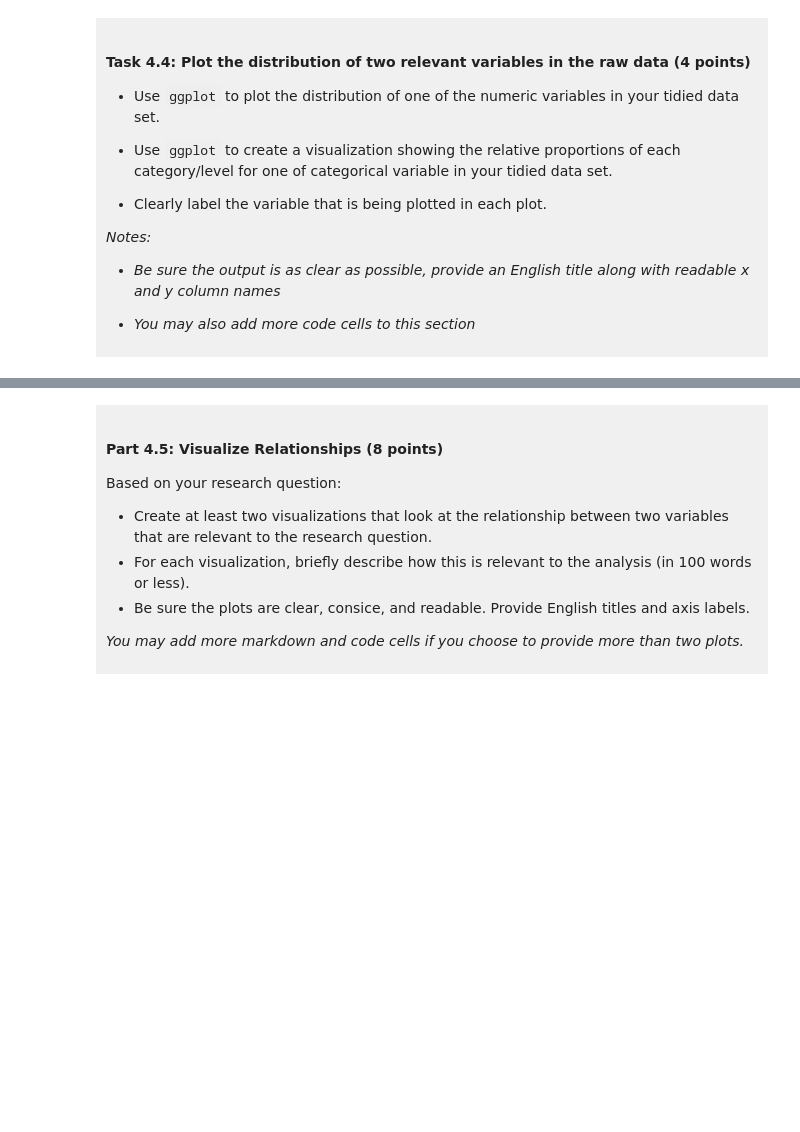
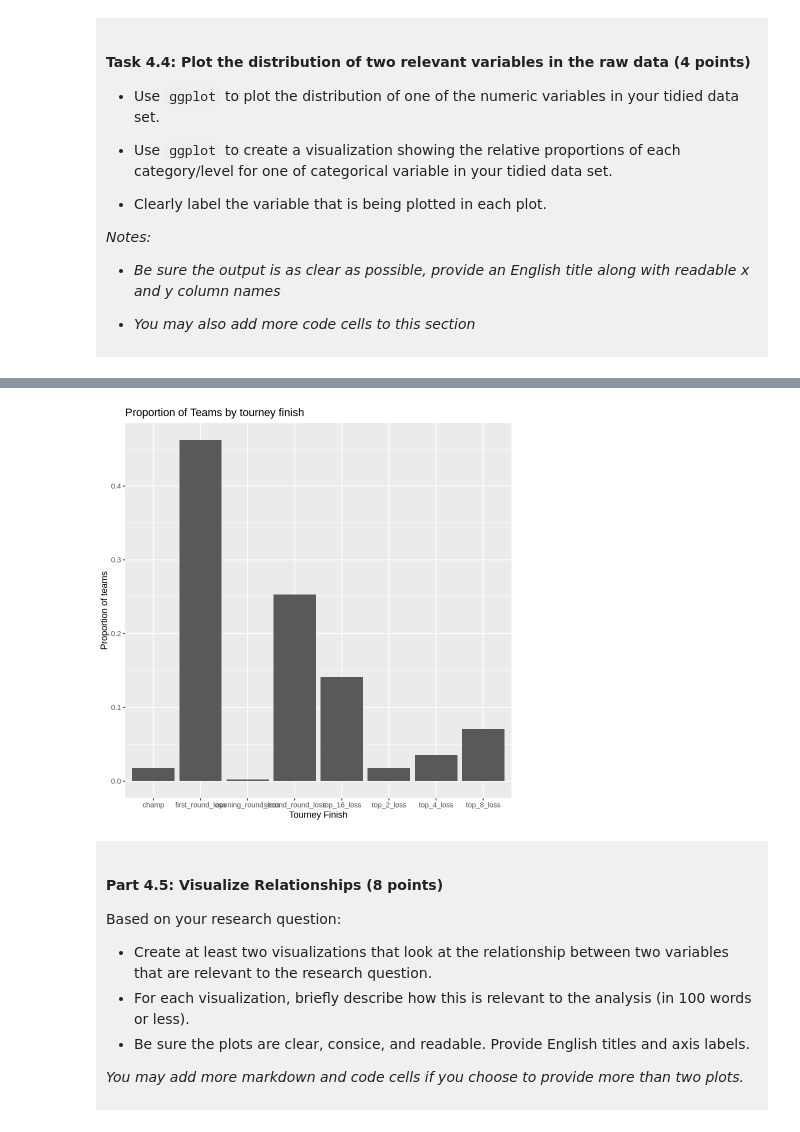
Before and after one commit to Rileyyy07/dsci-100-project-Riley-Shi, a Jupyter notebook: dsci-100-project-notebook.ipynb, the cells around one changed output, grey strips where cells are left out. Drawn from its saved outputs; the diff is of its cells as text; code cells hidden in the pictures; blank space fills up the shorter version.

```diff
--- a/dsci-100-project-notebook.ipynb
+++ b/dsci-100-project-notebook.ipynb
@@ -297,5 +346,14 @@ You will refine your research question (if needed) and produce a tidy data set.
 # %%
-### EDIT THIS CODE CELL FOR PLOT 2 ###
+### EDIT THIS CODE CELL FOR PLOT 2 ### plot2: proportion of teams by tourney finish
+plot_proportion_teams<-womens_march_madness |>
+ggplot(aes(x=tourney_finish, y=after_stat(prop), group=1))+
+geom_bar()+
+labs(title="Proportion of Teams by tourney finish",
+    x="Tourney Finish",
+    y="Proportion of teams")
+plot_proportion_teams
+# %% [output]
+[figure, added]
 # %% [markdown]
 <div style="background-color: #f0f0f0; padding: 10px;">
 
```
Also changed, not shown: parts of 9 cells of this notebook.
